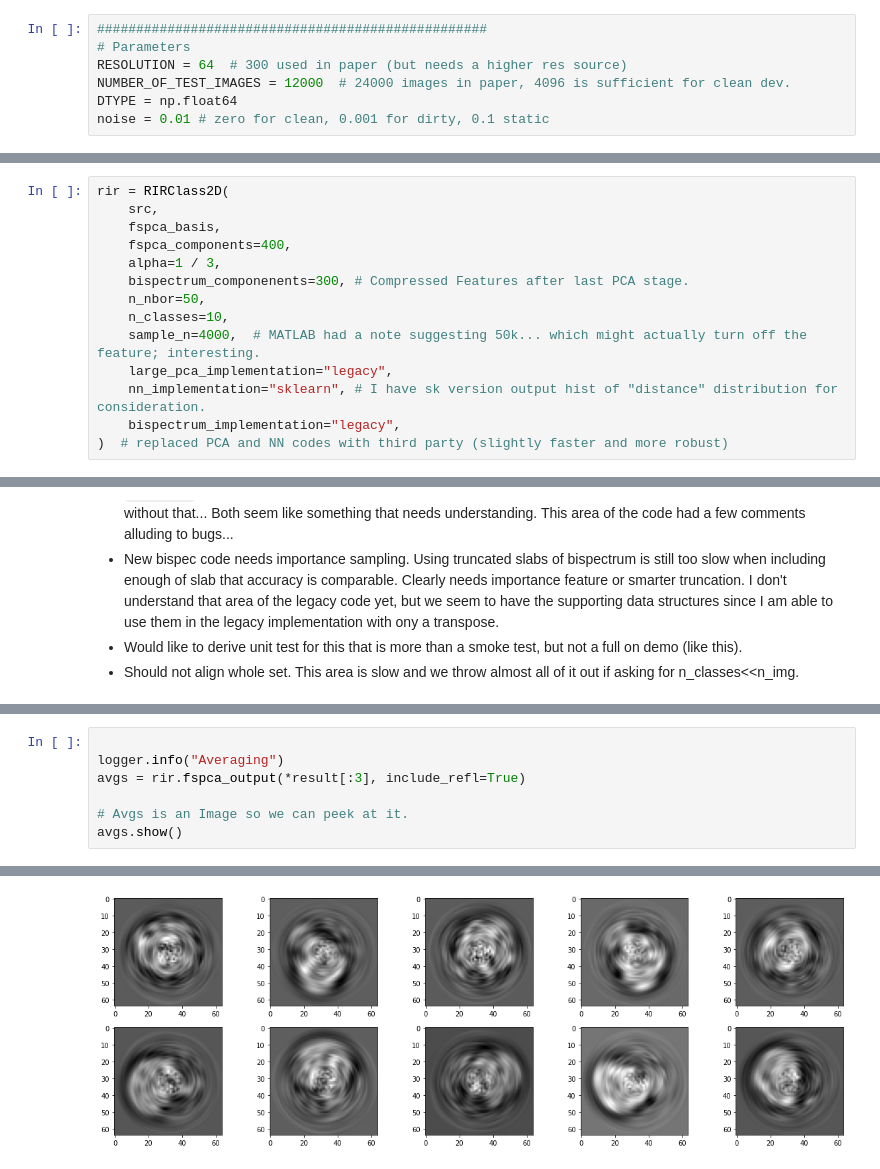
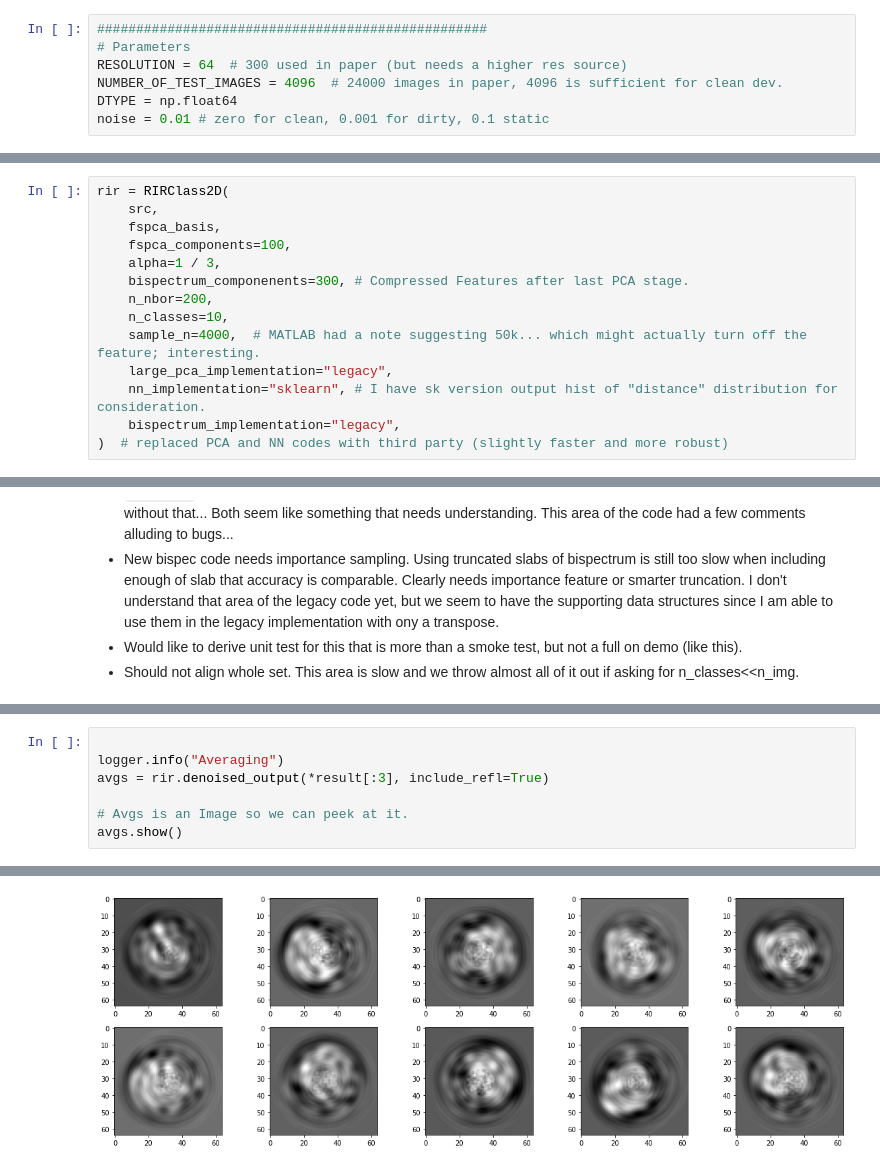
Before and after one commit to ComputationalCryoEM/ASPIRE-Python, a Jupyter notebook: tutorials/notebooks/Class_Averaging_RIR_FSPCA.ipynb, the cells around one changed output, grey strips where cells are left out. Cells and saved outputs as stored; diff of their text form.

```diff
--- a/tutorials/notebooks/Class_Averaging_RIR_FSPCA.ipynb
+++ b/tutorials/notebooks/Class_Averaging_RIR_FSPCA.ipynb
@@ -18,7 +18,7 @@ logger = logging.getLogger(__name__)
 ##################################################
 # Parameters
 RESOLUTION = 64  # 300 used in paper (but needs a higher res source)
-NUMBER_OF_TEST_IMAGES = 12000  # 24000 images in paper, 4096 is sufficient for clean dev.
+NUMBER_OF_TEST_IMAGES = 4096  # 24000 images in paper, 4096 is sufficient for clean dev.
 DTYPE = np.float64
 noise = 0.01 # zero for clean, 0.001 for dirty, 0.1 static
 # %%
@@ -100,10 +100,10 @@ I am still working on using the new bispectrum code (I need the importance sampl
 rir = RIRClass2D(
     src,
     fspca_basis,
-    fspca_components=400,
+    fspca_components=100,
     alpha=1 / 3,
     bispectrum_componenents=300, # Compressed Features after last PCA stage.
-    n_nbor=50,
+    n_nbor=200,
     n_classes=10,
     sample_n=4000,  # MATLAB had a note suggesting 50k... which might actually turn off the feature; interesting.
     large_pca_implementation="legacy",
@@ -267,7 +262,7 @@ avgs.show()
 # %%
 
 logger.info("Averaging")
-avgs = rir.fspca_output(*result[:3], include_refl=True)
+avgs = rir.denoised_output(*result[:3], include_refl=True)
 
 # Avgs is an Image so we can peek at it.
 avgs.show()
@@ -277 +272 @@ avgs.show()
-[figure, old version]
+[figure, new version]
```
Also changed, not shown: parts of 9 cells of this notebook, 5 other files.
